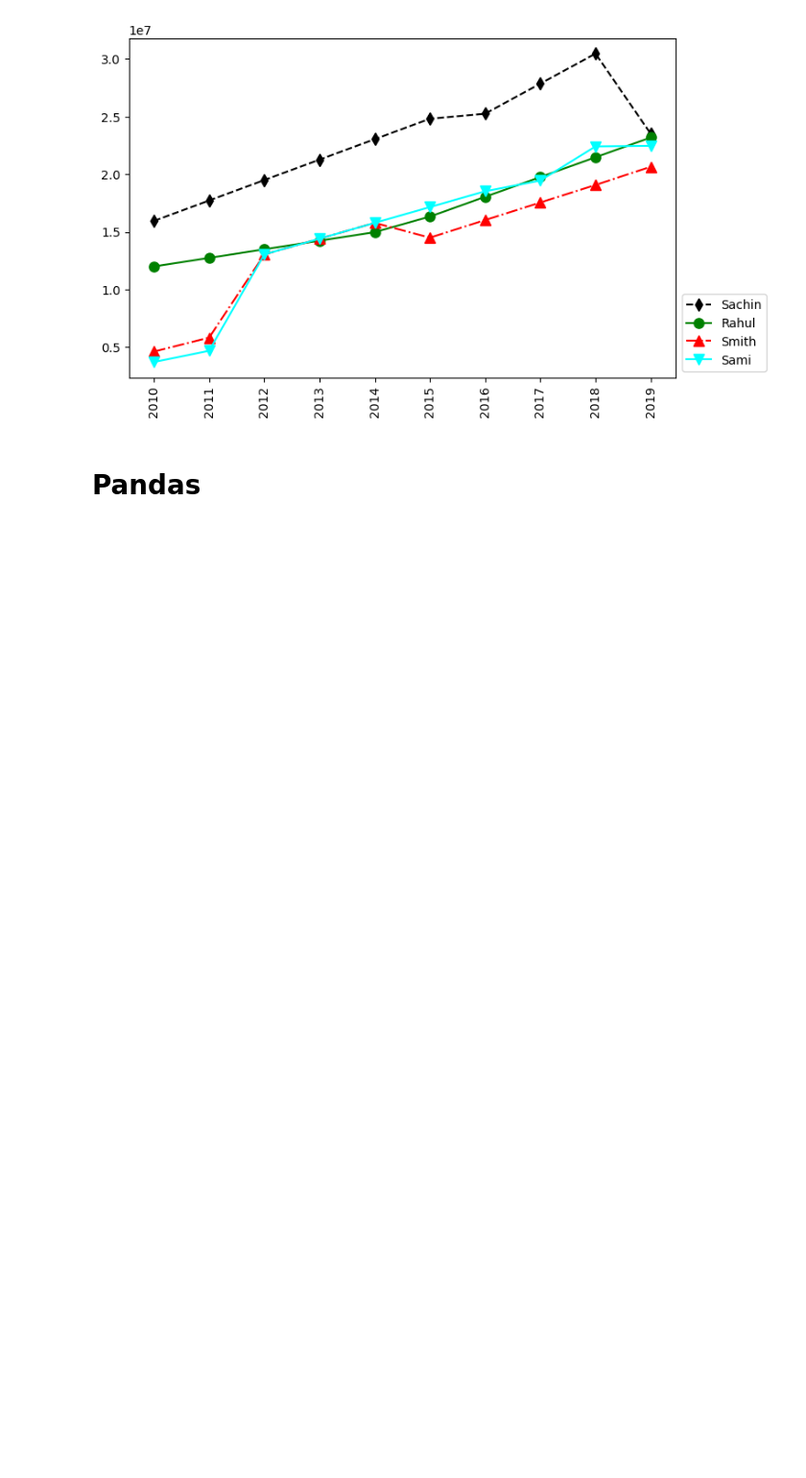
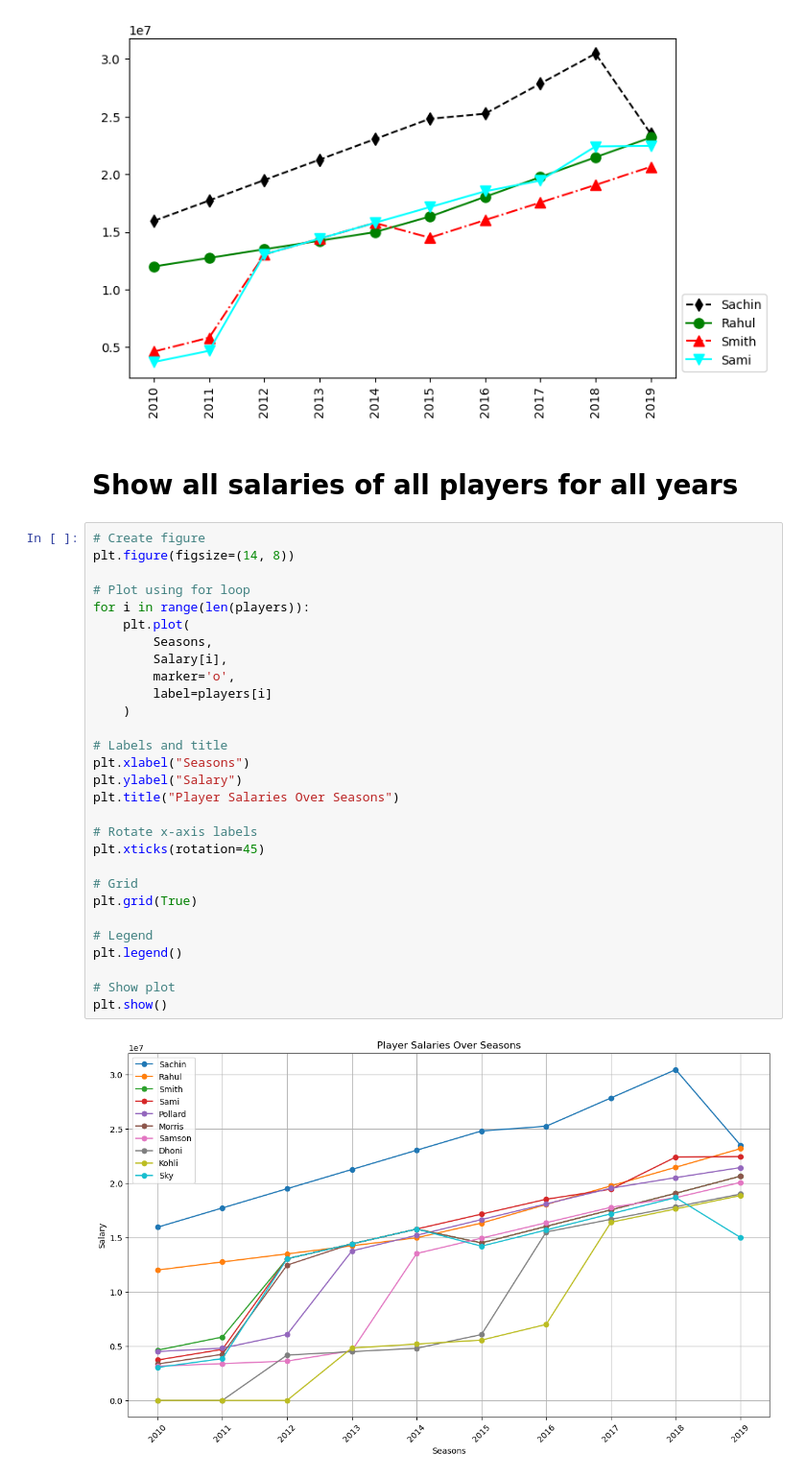
Before and after one commit to jayacpc9/FSDS_Classes, a Jupyter notebook: Python_Workspace/Notebook/BasicCoding_python_05202026_numpy_4.ipynb, the cells around one changed output. Shown at 96% size. Drawn from its saved outputs; the diff is of its cells as text; blank space fills up the shorter version.

```diff
--- a/Python_Workspace/Notebook/BasicCoding_python_05202026_numpy_4.ipynb
+++ b/Python_Workspace/Notebook/BasicCoding_python_05202026_numpy_4.ipynb
@@ -307,5 +307,36 @@ plt.xticks(list(range(0,10)),Seasons,rotation='vertical')
 plt.show()
 # %% [output]
 [figure]
-# %% [markdown]
-# Pandas
+# %% [markdown]
+# Show all salaries of all players for all years
+# %%
+# Create figure
+plt.figure(figsize=(14, 8))
+
+# Plot using for loop
+for i in range(len(players)):
+    plt.plot(
+        Seasons,
+        Salary[i],
+        marker='o',
+        label=players[i]
+    )
+
+# Labels and title
+plt.xlabel("Seasons")
+plt.ylabel("Salary")
+plt.title("Player Salaries Over Seasons")
+
+# Rotate x-axis labels
+plt.xticks(rotation=45)
+
+# Grid
+plt.grid(True)
+
+# Legend
+plt.legend()
+
+# Show plot
+plt.show()
+# %% [output]
+[figure, added]
```
Also changed, not shown: parts of 1 cell of this notebook, 3 other files.
